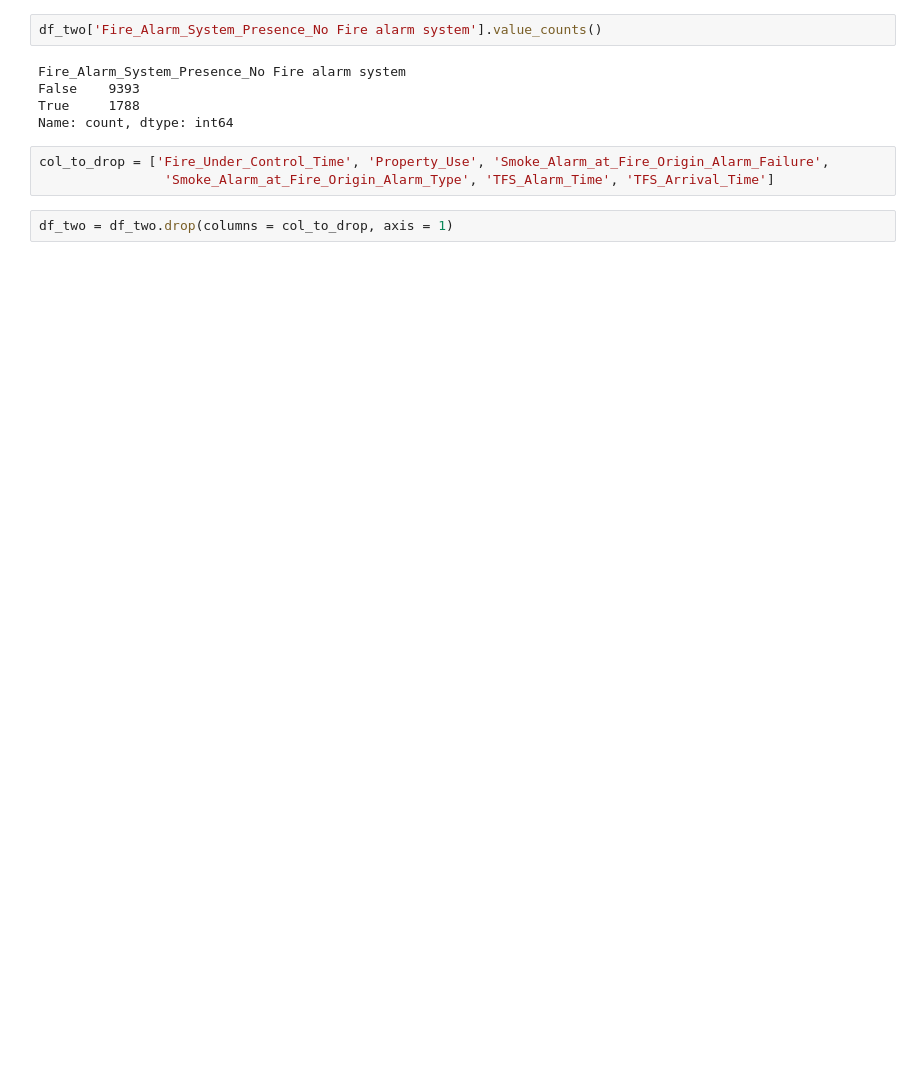
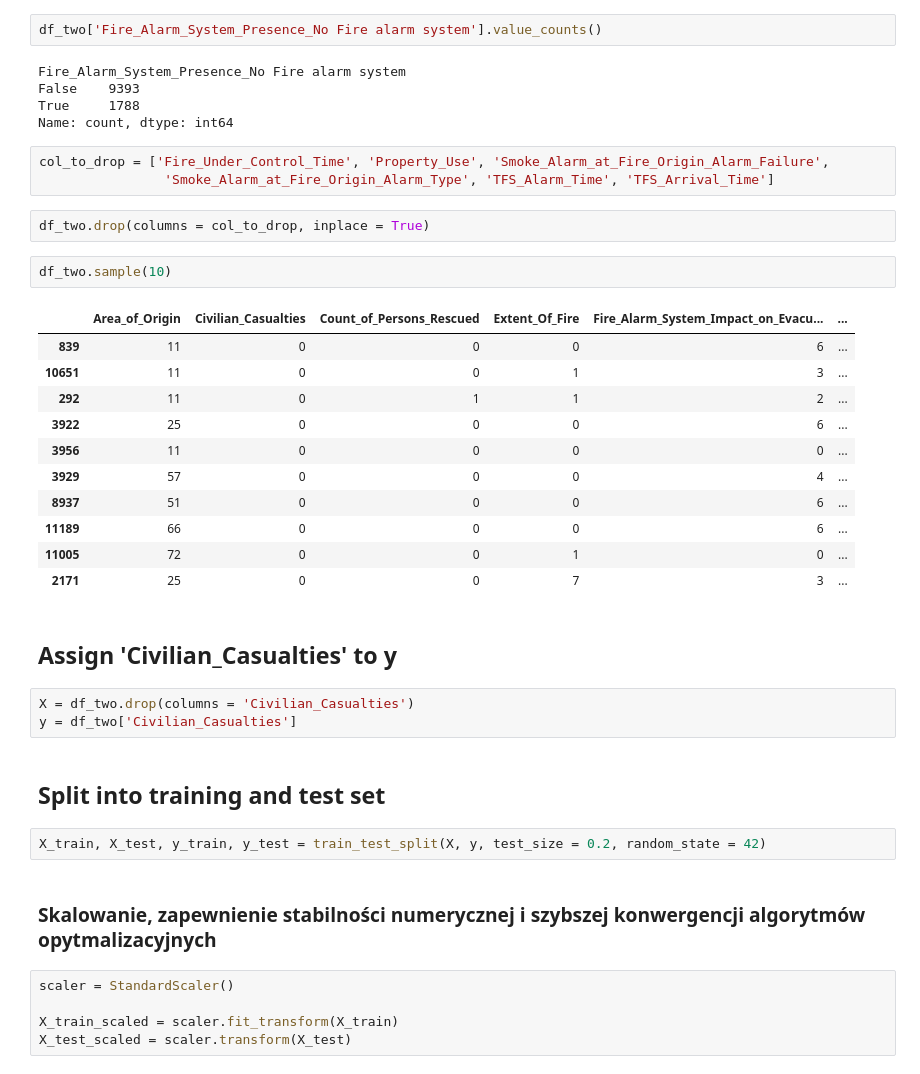
Before and after one commit to infoshareacademy/grupa_BKMMZ, a Jupyter notebook: ML/Fire_Project.ipynb, the cells around one changed output. Saved outputs shown, nothing was run; the diff lists cells and outputs as text; blank space fills up the shorter version.

```diff
--- a/ML/Fire_Project.ipynb
+++ b/ML/Fire_Project.ipynb
@@ -268,5 +246,35 @@ Name: count, dtype: int64
 col_to_drop = ['Fire_Under_Control_Time', 'Property_Use', 'Smoke_Alarm_at_Fire_Origin_Alarm_Failure',
                 'Smoke_Alarm_at_Fire_Origin_Alarm_Type', 'TFS_Alarm_Time', 'TFS_Arrival_Time']
 # %%
-df_two = df_two.drop(columns = col_to_drop, axis = 1)
+df_two.drop(columns = col_to_drop, inplace = True)
+# %%
+df_two.sample(10)
+# %% [output]
+|  | Area_of_Origin | Civilian_Casualties | Count_of_Persons_Rescued | Extent_Of_Fire | Fire_Alarm_System_Impact_on_Evacu... | ... |
+| 839 | 11 | 0 | 0 | 0 | 6 | ... |
+| 10651 | 11 | 0 | 0 | 1 | 3 | ... |
+| 292 | 11 | 0 | 1 | 1 | 2 | ... |
+| 3922 | 25 | 0 | 0 | 0 | 6 | ... |
+| 3956 | 11 | 0 | 0 | 0 | 0 | ... |
+| 3929 | 57 | 0 | 0 | 0 | 4 | ... |
+| 8937 | 51 | 0 | 0 | 0 | 6 | ... |
+| 11189 | 66 | 0 | 0 | 0 | 6 | ... |
+| 11005 | 72 | 0 | 0 | 1 | 0 | ... |
+| 2171 | 25 | 0 | 0 | 7 | 3 | ... |
+# %% [markdown]
+## Assign 'Civilian_Casualties' to y
+# %%
+X = df_two.drop(columns = 'Civilian_Casualties')
+y = df_two['Civilian_Casualties']
+# %% [markdown]
+## Split into training and test set
+# %%
+X_train, X_test, y_train, y_test = train_test_split(X, y, test_size = 0.2, random_state = 42)
+# %% [markdown]
+### Skalowanie, zapewnienie stabilności numerycznej i szybszej konwergencji algorytmów opytmalizacyjnych
+# %%
+scaler = StandardScaler()
+
+X_train_scaled = scaler.fit_transform(X_train)
+X_test_scaled = scaler.transform(X_test)
 # %% [markdown]
```
Also changed, not shown: parts of 13 cells of this notebook.
